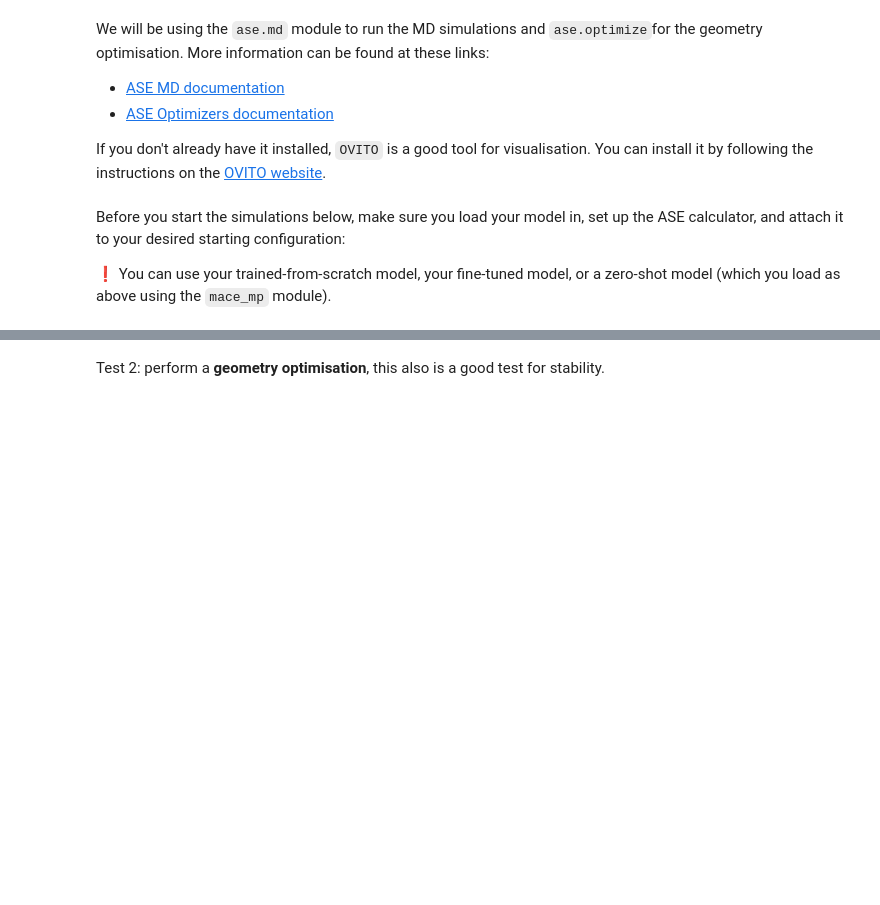
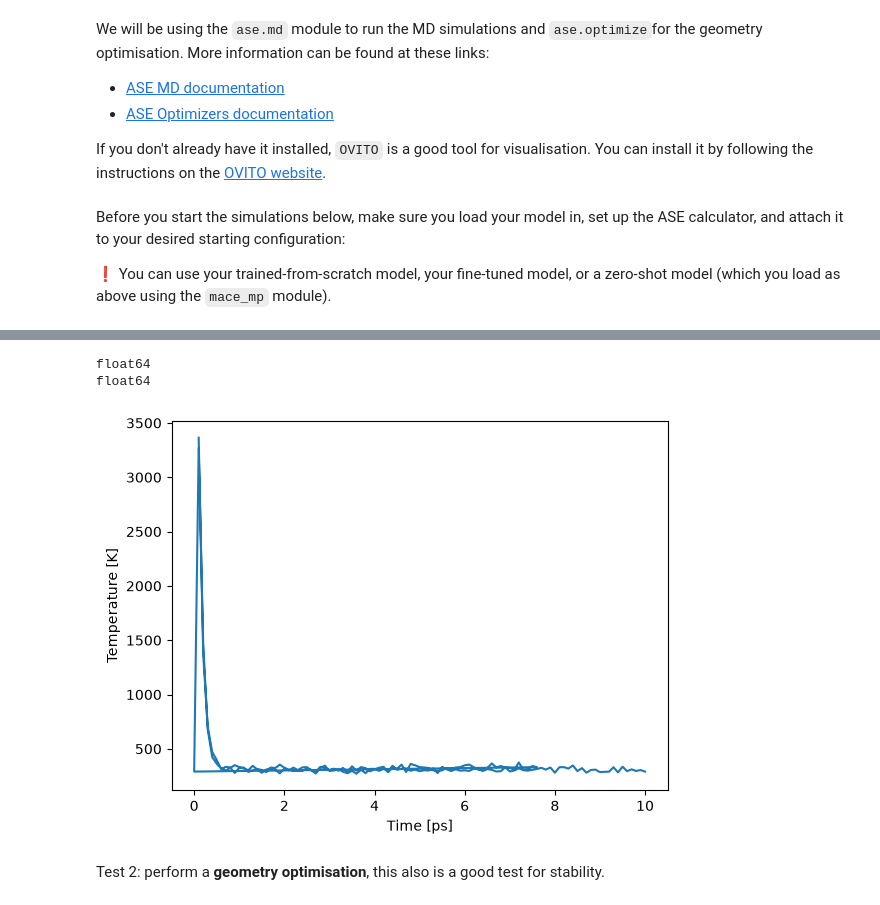
Before and after one commit to mariette03/machine_learning_cc, a Jupyter notebook: Assignment3_all/class_2_empirical_only.ipynb, the cells around one changed output, grey strips where cells are left out. Drawn from its saved outputs; the diff is of its cells as text; code cells hidden in the pictures; blank space fills up the shorter version.

```diff
--- a/Assignment3_all/class_2_empirical_only.ipynb
+++ b/Assignment3_all/class_2_empirical_only.ipynb
@@ -192,0 +240,15 @@ dyn.run(total_md_steps)
+# %%
+import pandas as pd
+
+# das wurde mit KI gemacht TODO
+
+df = pd.read_csv("log.log", sep=r"\s+", skiprows=[1])
+
+df["Time[ps]"] = pd.to_numeric(df["Time[ps]"], errors="coerce")
+df["T[K]"] = pd.to_numeric(df["T[K]"], errors="coerce")
+df["Epot/N[eV]"] = pd.to_numeric(df["Epot/N[eV]"], errors="coerce")
+
+df = df.dropna(subset=["Time[ps]", "T[K]", "Epot/N[eV]"])
+
+print(df.head())
+print(df.columns)
@@ -192,0 +263,14 @@ dyn.run(total_md_steps)
+# %%
+import matplotlib.pyplot as plt
+
+print(df["Time[ps]"].dtype)
+print(df["T[K]"].dtype)
+
+plt.plot(df["Time[ps]"], df["T[K]"])
+plt.xlabel("Time [ps]")
+plt.ylabel("Temperature [K]")
+plt.show()
+# %% [output]
+float64
+float64
+[figure, added]
```
Also changed, not shown: parts of 11 cells of this notebook, 6 other files.
